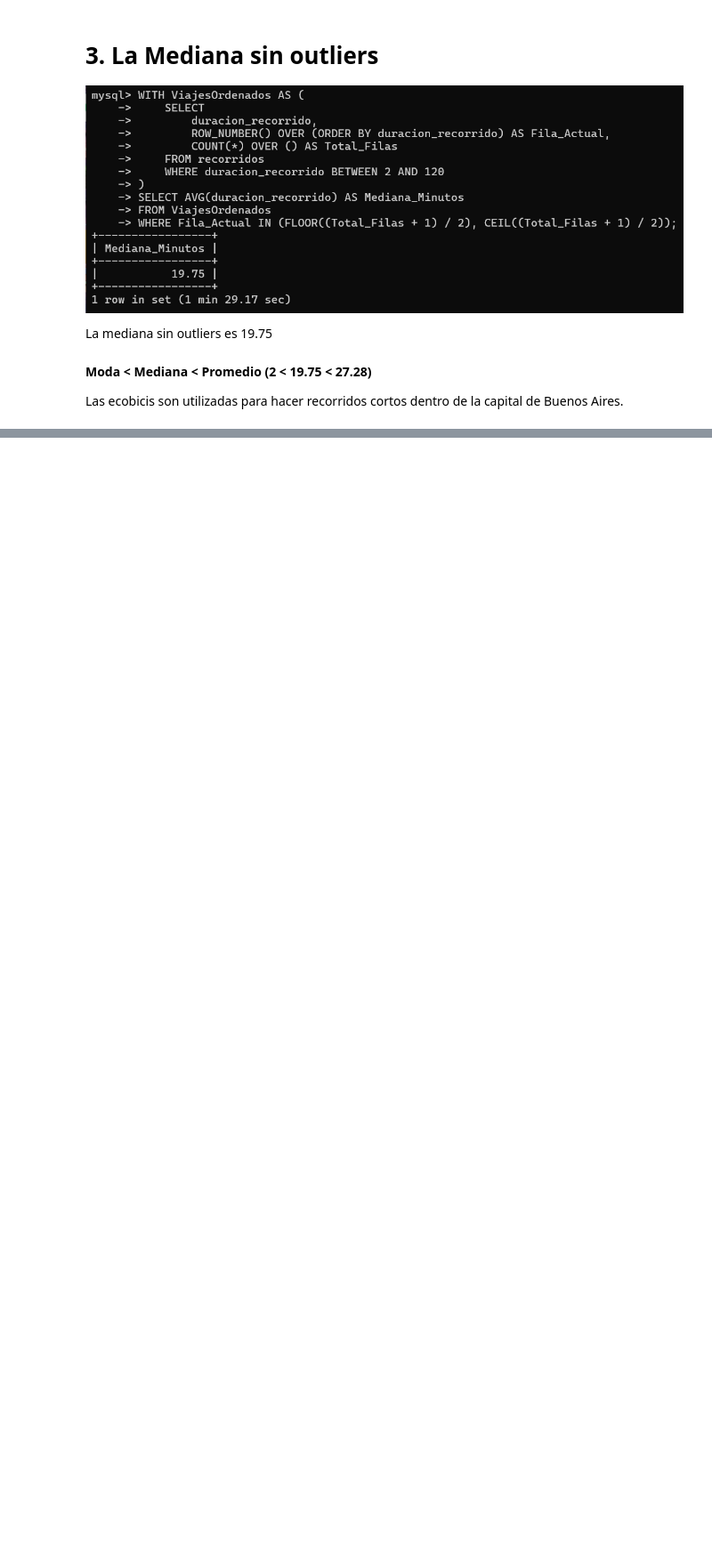
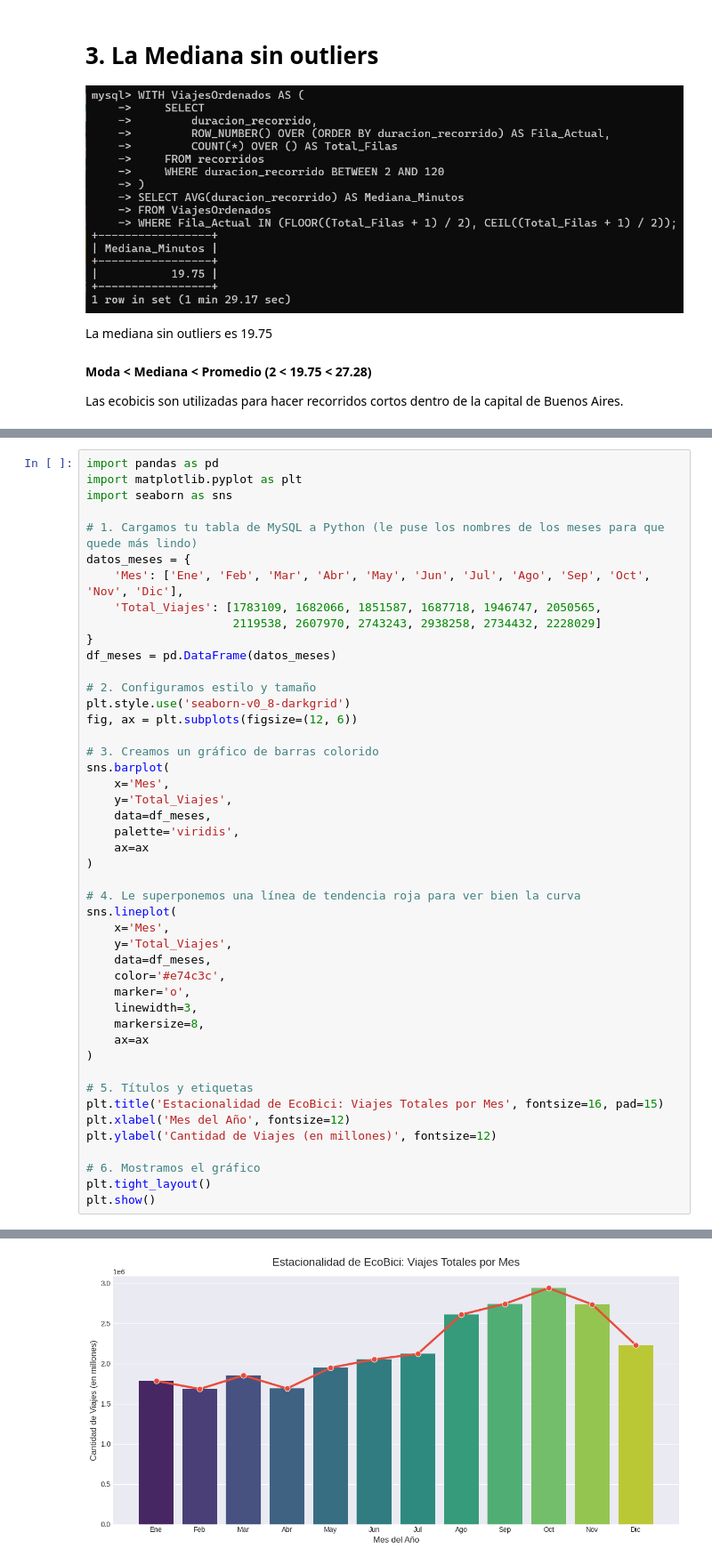
Before and after one commit to Nahirmendozacrespo/analisis-movilidad-ecobici, a Jupyter notebook: Media_Mediana_Moda.ipynb, the cells around one changed output, grey strips where cells are left out. Shown at 89% size. Drawn from its saved outputs; the diff is of its cells as text; blank space fills up the shorter version.

```diff
--- a/Media_Mediana_Moda.ipynb
+++ b/Media_Mediana_Moda.ipynb
@@ -65,0 +208,47 @@ Las ecobicis son utilizadas para hacer recorridos cortos dentro de la capital de
+# %%
+import pandas as pd
+import matplotlib.pyplot as plt
+import seaborn as sns
+
+# 1. Cargamos tu tabla de MySQL a Python (le puse los nombres de los meses para que quede más lindo)
+datos_meses = {
+    'Mes': ['Ene', 'Feb', 'Mar', 'Abr', 'May', 'Jun', 'Jul', 'Ago', 'Sep', 'Oct', 'Nov', 'Dic'],
+    'Total_Viajes': [1783109, 1682066, 1851587, 1687718, 1946747, 2050565,
+                     2119538, 2607970, 2743243, 2938258, 2734432, 2228029]
+}
+df_meses = pd.DataFrame(datos_meses)
+
+# 2. Configuramos estilo y tamaño
+plt.style.use('seaborn-v0_8-darkgrid')
+fig, ax = plt.subplots(figsize=(12, 6))
+
+# 3. Creamos un gráfico de barras colorido
+sns.barplot(
+    x='Mes',
+    y='Total_Viajes',
+    data=df_meses,
+    palette='viridis',
+    ax=ax
+)
+
+# 4. Le superponemos una línea de tendencia roja para ver bien la curva
+sns.lineplot(
+    x='Mes',
+    y='Total_Viajes',
+    data=df_meses,
+    color='#e74c3c',
+    marker='o',
+    linewidth=3,
+    markersize=8,
+    ax=ax
+)
+
+# 5. Títulos y etiquetas
+plt.title('Estacionalidad de EcoBici: Viajes Totales por Mes', fontsize=16, pad=15)
+plt.xlabel('Mes del Año', fontsize=12)
+plt.ylabel('Cantidad de Viajes (en millones)', fontsize=12)
+
+# 6. Mostramos el gráfico
+plt.tight_layout()
+plt.show()
+# %% [output]
@@ -65,0 +258 @@ Las ecobicis son utilizadas para hacer recorridos cortos dentro de la capital de
+[figure, added]
```
Also changed, not shown: parts of 20 cells of this notebook.
